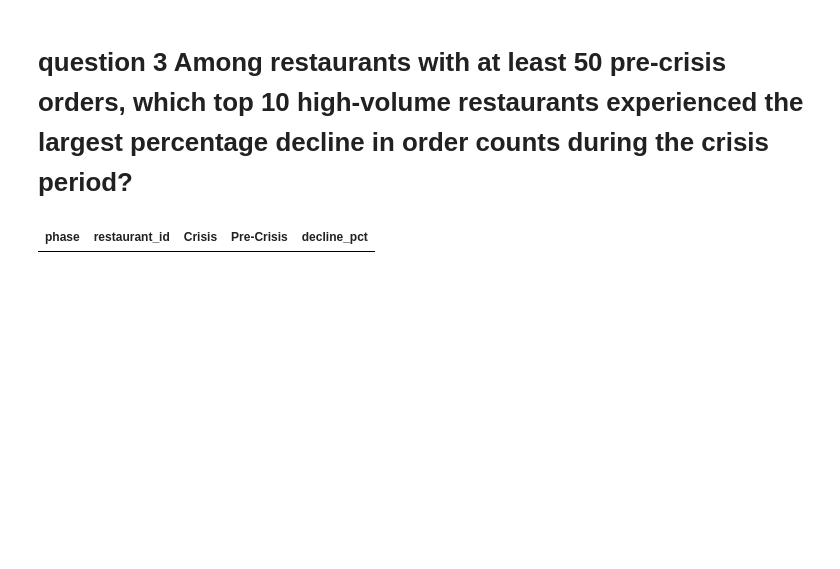
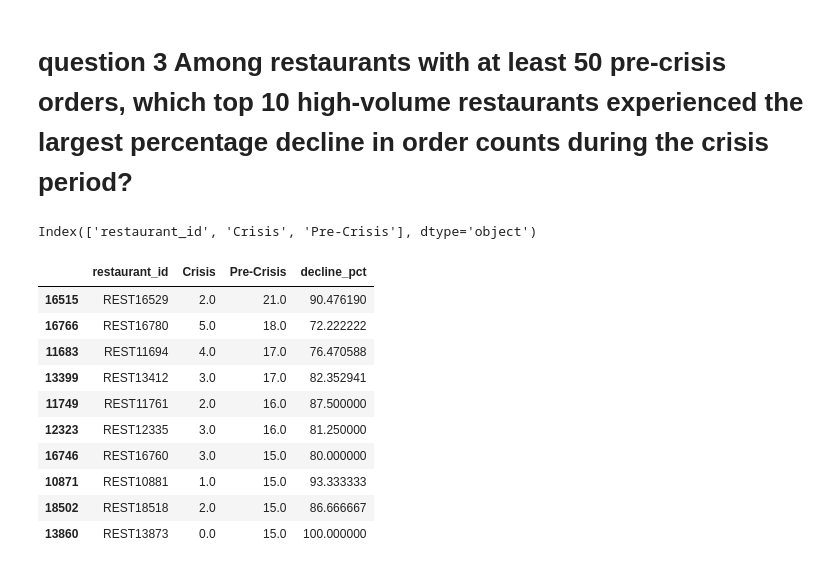
Before and after one commit to vandanvlog/FoodDelivery-Crisis-Analysis, a Jupyter notebook: research/data_cleaning.ipynb, the cells around one changed output. Drawn from its saved outputs; the diff is of its cells as text; code cells hidden in the pictures; blank space fills up the shorter version.

```diff
--- a/research/data_cleaning.ipynb
+++ b/research/data_cleaning.ipynb
@@ -429,12 +429,27 @@ restaurant_pivot = restaurant_pivot.fillna(1)
-# %%
-restaurant_pivot = restaurant_pivot[restaurant_pivot['Pre-Crisis'] >= 50]
+# %%
+restaurant_pivot.columns.name = None
+# %%
+restaurant_pivot.columns
+# %% [output]
+Index(['restaurant_id', 'Crisis', 'Pre-Crisis'], dtype='object')
 # %%
 restaurant_pivot['decline_pct'] = (
-    (restaurant_pivot['Pre-Crisis'] - restaurant_pivot['Crisis'])
-    / restaurant_pivot['Pre-Crisis']
+    (restaurant_pivot['Pre-Crisis'] - restaurant_pivot['Crisis']) / restaurant_pivot['Pre-Crisis']
 ) * 100
+# %%
+restaurant_pivot = restaurant_pivot[restaurant_pivot['Pre-Crisis'] > 0]
 # %%
-top_restaurants = restaurant_pivot.sort_values(by='decline_pct', ascending=False).head(10)
-top_restaurants
+high_volume_restaurants = restaurant_pivot.sort_values(by='Pre-Crisis', ascending=False).head(10)
+high_volume_restaurants
 # %% [output]
-| phase | restaurant_id | Crisis | Pre-Crisis | decline_pct |
+|  | restaurant_id | Crisis | Pre-Crisis | decline_pct |
+| 16515 | REST16529 | 2.0 | 21.0 | 90.476190 |
+| 16766 | REST16780 | 5.0 | 18.0 | 72.222222 |
+| 11683 | REST11694 | 4.0 | 17.0 | 76.470588 |
+| 13399 | REST13412 | 3.0 | 17.0 | 82.352941 |
+| 11749 | REST11761 | 2.0 | 16.0 | 87.500000 |
+| 12323 | REST12335 | 3.0 | 16.0 | 81.250000 |
+| 16746 | REST16760 | 3.0 | 15.0 | 80.000000 |
+| 10871 | REST10881 | 1.0 | 15.0 | 93.333333 |
+| 18502 | REST18518 | 2.0 | 15.0 | 86.666667 |
+| 13860 | REST13873 | 0.0 | 15.0 | 100.000000 |
```
Also changed, not shown: parts of 30 cells of this notebook.
